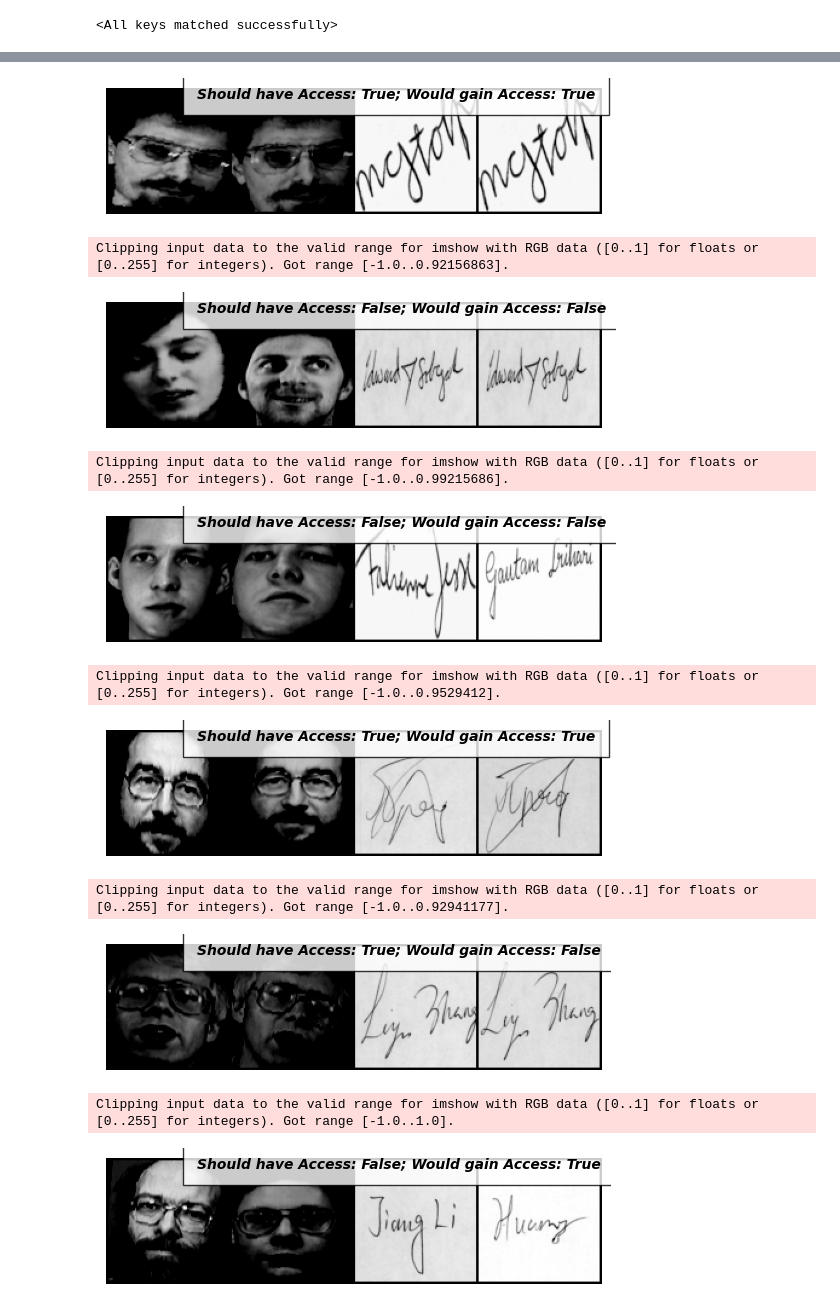
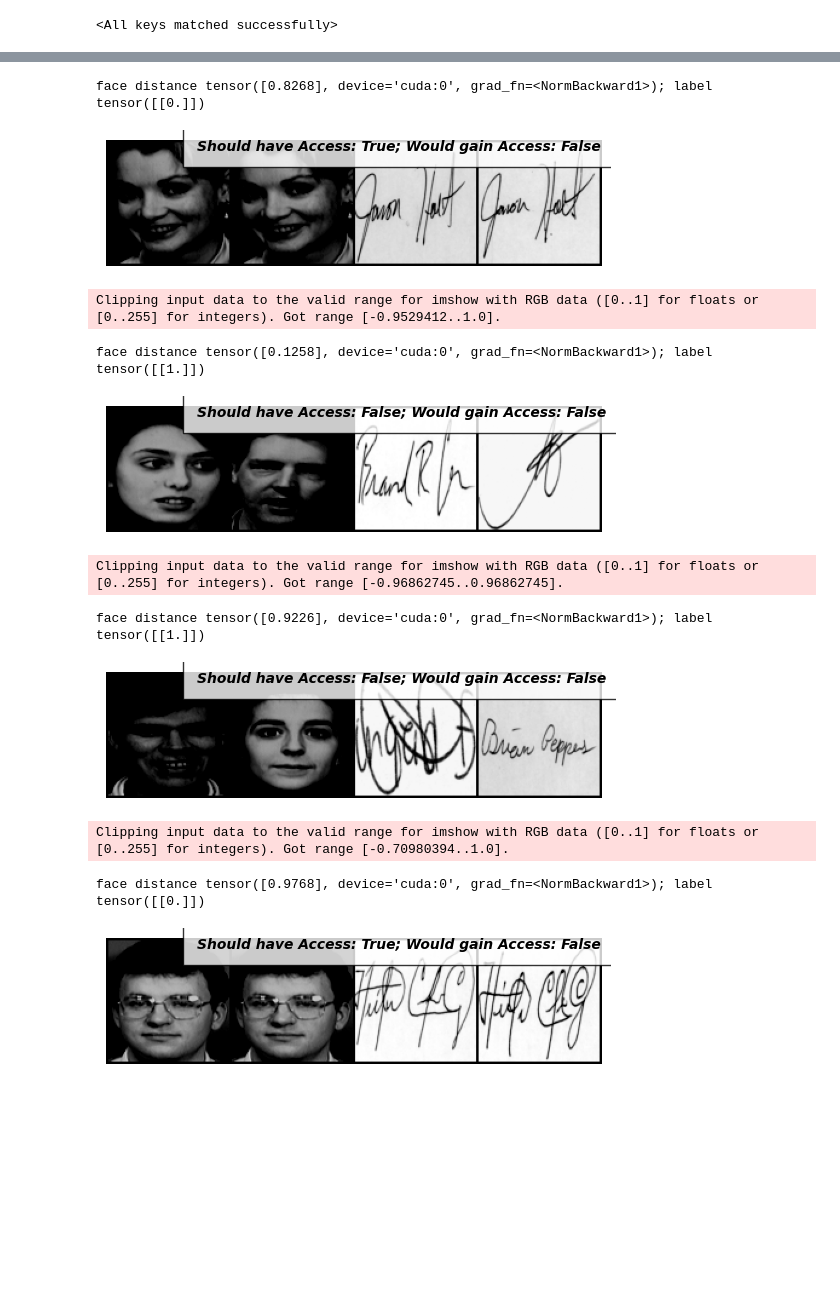
Before and after one commit to Schmiddi3110/DeepVisionProject, a Jupyter notebook: DeepVisionProject.ipynb, the cells around one changed output, grey strips where cells are left out. Cells and saved outputs as stored; diff of their text form; code cells hidden in the pictures; blank space fills up the shorter version.

```diff
--- a/DeepVisionProject.ipynb
+++ b/DeepVisionProject.ipynb
@@ -76,26 +76,27 @@ def show_plot(iteration,loss):
 ##### Face Dataset<a class="anchor" id="1b">
 # %%
 class SiameseDataset(Dataset):
-    def __init__(self,imageFolderDataset,transform=None):
-        self.imageFolderDataset = imageFolderDataset
+    def __init__(self, subset, transform=None):
+        self.subset = subset
+        self.dataset = subset.dataset
+        self.indices = subset.indices
         self.transform = transform
 
-    def __getitem__(self,index):
-        img0_tuple = random.choice(self.imageFolderDataset.imgs)
+    def __getitem__(self, index):
+        index = self.indices[index]
+        img0_tuple = self.dataset.imgs[index]
 
-        #We need to approximately 50% of images to be in the same class
-        should_get_same_class = random.randint(0,1)
+        should_get_same_class = random.randint(0, 1)
         if should_get_same_class:
             while True:
-                #Look until the same class image is found
-                img1_tuple = random.choice(self.imageFolderDataset.imgs)
+                img1_index = random.choice(self.indices)
+                img1_tuple = self.dataset.imgs[img1_index]
                 if img0_tuple[1] == img1_tuple[1]:
                     break
         else:
-
             while True:
-                #Look until a different class image is found
-                img1_tuple = random.choice(self.imageFolderDataset.imgs)
+                img1_index = random.choice(self.indices)
+                img1_tuple = self.dataset.imgs[img1_index]
                 if img0_tuple[1] != img1_tuple[1]:
                     break
 
@@ -112,6 +113,6 @@ class SiameseDataset(Dataset):
         return img0, img1, torch.from_numpy(np.array([int(img1_tuple[1] != img0_tuple[1])], dtype=np.float32))
 
     def __len__(self):
-        return len(self.imageFolderDataset.imgs)
+        return len(self.indices)
 # %%
 # Define Dataset Folder
@@ -245,6 +262,6 @@ Number of testing samples: 344
 # %%
 # Create a simple dataloader just for simple visualization
-vis_dataloader = DataLoader(signature_train_dataset,
+vis_dataloader = DataLoader(signature_test_dataset,
                         shuffle=True,
                         num_workers=2,
                         batch_size=8)
@@ -337,14 +371,12 @@ saved model checkpoint
 # %%
 import SiameseNetwork
-import MultitaskSignatureNet
 
-
-face_net = SiameseNetwork.SiameseFaceNetwork().cuda()
+face_net = SiameseNetwork.SiameseNetwork().cuda()
 face_model_path = f"./checkpoints/face_net.pt"
 face_state_dict = torch.load(face_model_path)
 face_net.load_state_dict(face_state_dict['model_state_dict'])
 
-signature_net = MultitaskSignatureNet.SiameseSignatureNetwork().cuda()
+signature_net = SiameseNetwork.SiameseNetwork().cuda()
 signature_model_path = f"./checkpoints/signature_net.pt"
 signature_state_dict = torch.load(face_model_path)
 signature_net.load_state_dict(signature_state_dict['model_state_dict'])
@@ -374,17 +406,20 @@ for i in range(len(face_test_dataloader)):
 
     face_output1, face_output2 = face_net(face0.cuda(), face1.cuda())
     euclidean_distance = F.pairwise_distance(face_output1, face_output2)
-    face_distance = (euclidean_distance < 2).bool()
+    #print(f"face distance {euclidean_distance}; label {face_label}")
+    face_distance = (euclidean_distance < 1.5).bool()
 
     signature_output1, signature_output2 = signature_net(signature1.cuda(), signature2.cuda())
     #print(torch.sigmoid(forgery_output).bool())
     euclidean_distance = F.pairwise_distance(signature_output1, signature_output2)
-    signature_distance = (euclidean_distance < 0.5).bool()
+    print(f"face distance {euclidean_distance}; label {forge_label}")
+
+    signature_distance = (euclidean_distance < 0.4).bool()
 
     # Concatenate the two images together
     concatenated = torch.cat((face0, face1, signature1, signature2), 0)
     would_gain_access = face_distance.cpu()[0] and signature_distance.cpu()[0]
-    should_have_access = not face_label.cpu()[0][0].bool() and forge_label.cpu()[0][0].bool()
+    should_have_access = not face_label.cpu()[0][0].bool() and not forge_label.cpu()[0][0].bool()
     should_have_access_list.append(should_have_access)
     would_gain_access_list.append(would_gain_access)
 
@@ -406,11 +441,11 @@ Clipping input data to the valid range for imshow with RGB data ([0..1] for floa
+face distance tensor([0.8268], device='cuda:0', grad_fn=<NormBackward1>); label tensor([[0.]])
-[figure, old version]
+[figure, new version]
-Clipping input data to the valid range for imshow with RGB data ([0..1] for floats or [0..255] for integers). Got range [-1.0..0.92156863].
+Clipping input data to the valid range for imshow with RGB data ([0..1] for floats or [0..255] for integers). Got range [-0.9529412..1.0].
+face distance tensor([0.1258], device='cuda:0', grad_fn=<NormBackward1>); label tensor([[1.]])
-[figure, old version]
+[figure, new version]
-Clipping input data to the valid range for imshow with RGB data ([0..1] for floats or [0..255] for integers). Got range [-1.0..0.99215686].
+Clipping input data to the valid range for imshow with RGB data ([0..1] for floats or [0..255] for integers). Got range [-0.96862745..0.96862745].
+face distance tensor([0.9226], device='cuda:0', grad_fn=<NormBackward1>); label tensor([[1.]])
-[figure, old version]
+[figure, new version]
-Clipping input data to the valid range for imshow with RGB data ([0..1] for floats or [0..255] for integers). Got range [-1.0..0.9529412].
+Clipping input data to the valid range for imshow with RGB data ([0..1] for floats or [0..255] for integers). Got range [-0.70980394..1.0].
+face distance tensor([0.9768], device='cuda:0', grad_fn=<NormBackward1>); label tensor([[0.]])
-[figure, old version]
+[figure, new version]
-Clipping input data to the valid range for imshow with RGB data ([0..1] for floats or [0..255] for integers). Got range [-1.0..0.92941177].
-[figure, removed]
-Clipping input data to the valid range for imshow with RGB data ([0..1] for floats or [0..255] for integers). Got range [-1.0..1.0].
-[figure, removed]
```
Also changed, not shown: parts of 9 cells of this notebook, 1 other file.
